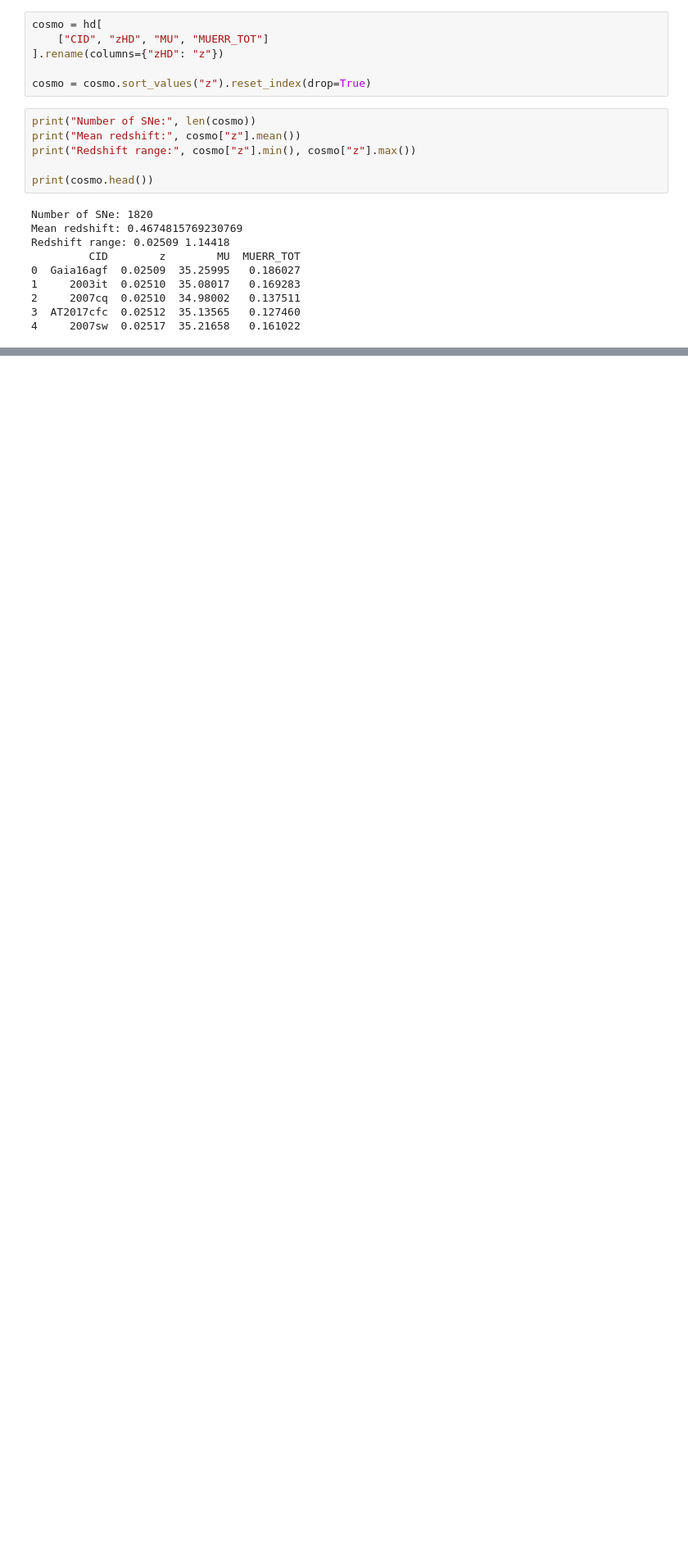
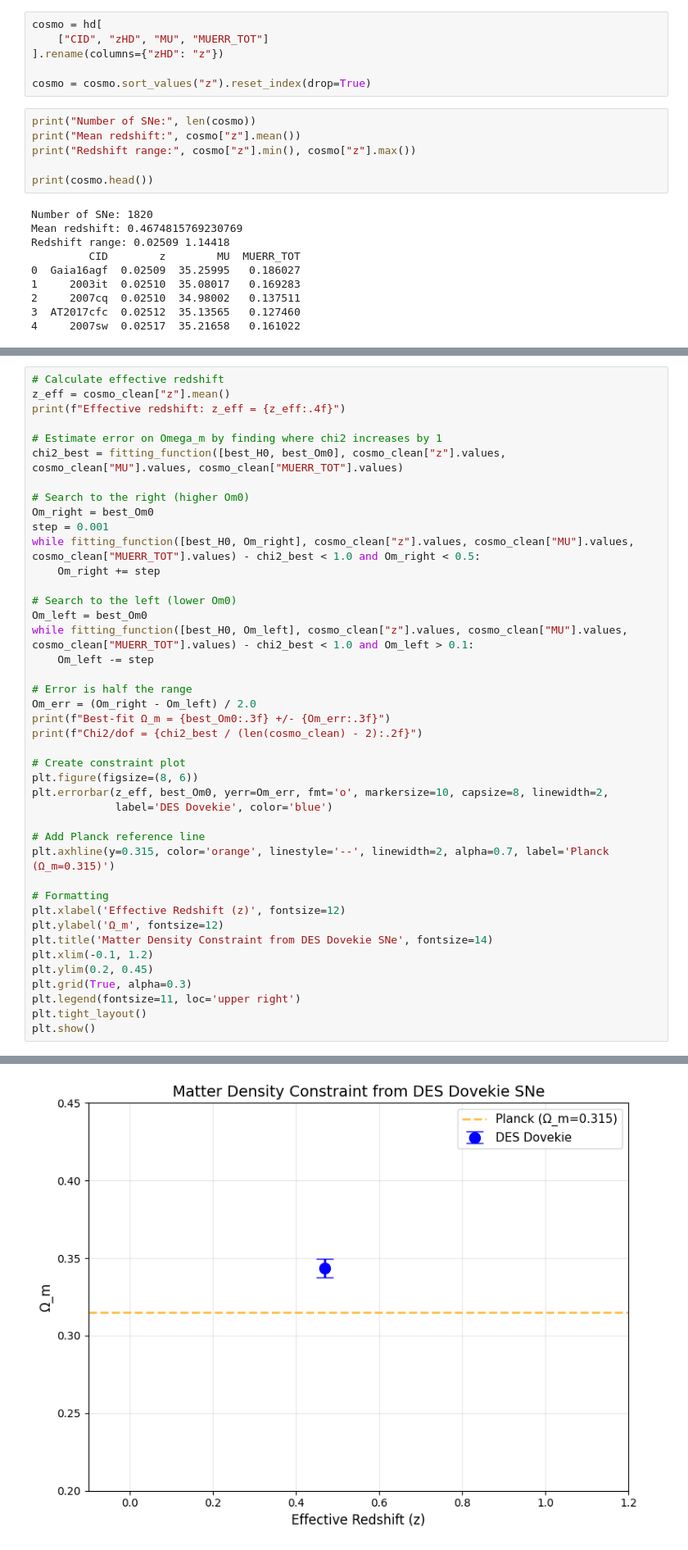
Before and after one commit to ShBrady/MSc-Thesis, a Jupyter notebook: CODE.ipynb, the cells around one changed output, grey strips where cells are left out. Shown at 82% size. Drawn from its saved outputs; the diff is of its cells as text; blank space fills up the shorter version.

```diff
--- a/CODE.ipynb
+++ b/CODE.ipynb
@@ -75,0 +141,43 @@ plt.show()
+# %%
+# Calculate effective redshift
+z_eff = cosmo_clean["z"].mean()
+print(f"Effective redshift: z_eff = {z_eff:.4f}")
+
+# Estimate error on Omega_m by finding where chi2 increases by 1
+chi2_best = fitting_function([best_H0, best_Om0], cosmo_clean["z"].values, cosmo_clean["MU"].values, cosmo_clean["MUERR_TOT"].values)
+
+# Search to the right (higher Om0)
+Om_right = best_Om0
+step = 0.001
+while fitting_function([best_H0, Om_right], cosmo_clean["z"].values, cosmo_clean["MU"].values, cosmo_clean["MUERR_TOT"].values) - chi2_best < 1.0 and Om_right < 0.5:
+    Om_right += step
+
+# Search to the left (lower Om0)
+Om_left = best_Om0
+while fitting_function([best_H0, Om_left], cosmo_clean["z"].values, cosmo_clean["MU"].values, cosmo_clean["MUERR_TOT"].values) - chi2_best < 1.0 and Om_left > 0.1:
+    Om_left -= step
+
+# Error is half the range
+Om_err = (Om_right - Om_left) / 2.0
+print(f"Best-fit Ω_m = {best_Om0:.3f} +/- {Om_err:.3f}")
+print(f"Chi2/dof = {chi2_best / (len(cosmo_clean) - 2):.2f}")
+
+# Create constraint plot
+plt.figure(figsize=(8, 6))
+plt.errorbar(z_eff, best_Om0, yerr=Om_err, fmt='o', markersize=10, capsize=8, linewidth=2,
+             label='DES Dovekie', color='blue')
+
+# Add Planck reference line
+plt.axhline(y=0.315, color='orange', linestyle='--', linewidth=2, alpha=0.7, label='Planck (Ω_m=0.315)')
+
+# Formatting
+plt.xlabel('Effective Redshift (z)', fontsize=12)
+plt.ylabel('Ω_m', fontsize=12)
+plt.title('Matter Density Constraint from DES Dovekie SNe', fontsize=14)
+plt.xlim(-0.1, 1.2)
+plt.ylim(0.2, 0.45)
+plt.grid(True, alpha=0.3)
+plt.legend(fontsize=11, loc='upper right')
+plt.tight_layout()
+plt.show()
+# %% [output]
@@ -75,0 +187 @@ plt.show()
+[figure, added]
```
Also changed, not shown: parts of 6 cells of this notebook.
